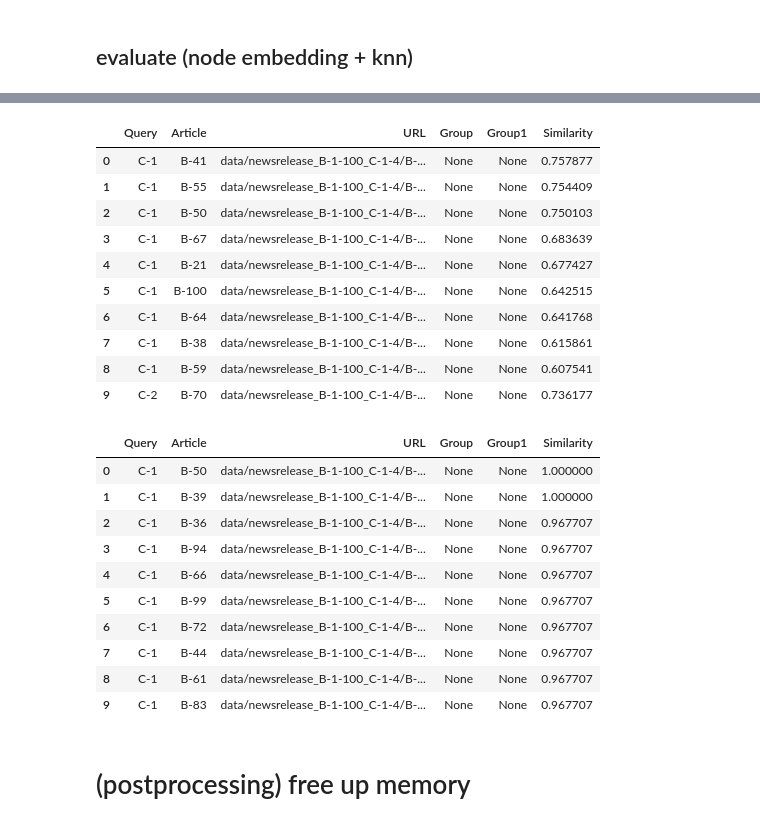
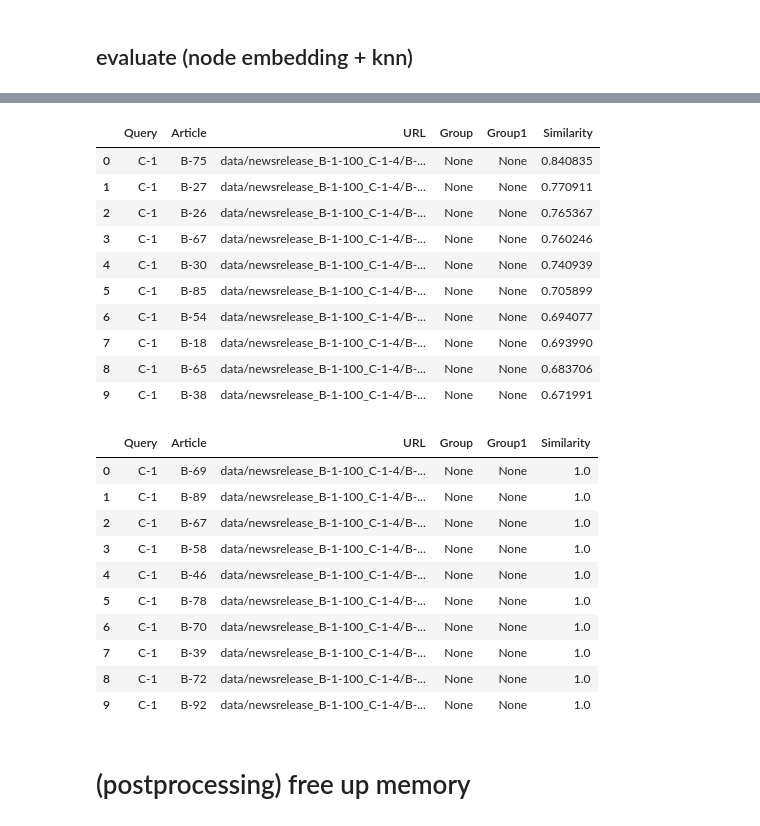
Before and after one commit to smallcat9603/graph, a Jupyter notebook: dnp/kg/neo4j_v1.ipynb, the cells around one changed output, grey strips where cells are left out. Cells and saved outputs as stored; diff of their text form; code cells hidden in the pictures.

```diff
--- a/dnp/kg/neo4j_v1.ipynb
+++ b/dnp/kg/neo4j_v1.ipynb
@@ -14,7 +14,7 @@ print(gds.version())
 
 # params
 KEY = "AIzaSyAPQNUpCCFrsJhX2A-CgvOG4fDWlxuA8ec" # api key
-nphrase = 100 # number of nouns extracted from each article
+nphrase = 50 # number of nouns extracted from each article
 DATA_CLASS = "DNP" # DNP or WIKI
 DATA_TYPE = "TXT" # TXT or URL (currently txt is used for dnp data)
 DATA_URL = "" # input data
@@ -647,28 +647,28 @@ gds.run_cypher(query)
 # %%
 # node2vec
 query = """
-MATCH (q:Query)-[r:SIMILAR_N]-(a:Article)
+MATCH (q:Query)-[r:SIMILAR_NODE2VEC]-(a:Article)
 RETURN q.name AS Query, a.name AS Article, a.url AS URL, a.grp AS Group, a.grp1 AS Group1, r.score AS Similarity
 ORDER BY Query, Similarity DESC
 LIMIT 10
 """
 gds.run_cypher(query)
 # %% [output]
 |  | Query | Article | URL | Group | Group1 | Similarity |
-| 0 | C-1 | B-41 | data/newsrelease_B-1-100_C-1-4/B-... | None | None | 0.757877 |
-| 1 | C-1 | B-55 | data/newsrelease_B-1-100_C-1-4/B-... | None | None | 0.754409 |
-| 2 | C-1 | B-50 | data/newsrelease_B-1-100_C-1-4/B-... | None | None | 0.750103 |
-| 3 | C-1 | B-67 | data/newsrelease_B-1-100_C-1-4/B-... | None | None | 0.683639 |
-| 4 | C-1 | B-21 | data/newsrelease_B-1-100_C-1-4/B-... | None | None | 0.677427 |
-| 5 | C-1 | B-100 | data/newsrelease_B-1-100_C-1-4/B-... | None | None | 0.642515 |
-| 6 | C-1 | B-64 | data/newsrelease_B-1-100_C-1-4/B-... | None | None | 0.641768 |
-| 7 | C-1 | B-38 | data/newsrelease_B-1-100_C-1-4/B-... | None | None | 0.615861 |
-| 8 | C-1 | B-59 | data/newsrelease_B-1-100_C-1-4/B-... | None | None | 0.607541 |
-| 9 | C-2 | B-70 | data/newsrelease_B-1-100_C-1-4/B-... | None | None | 0.736177 |
+| 0 | C-1 | B-75 | data/newsrelease_B-1-100_C-1-4/B-... | None | None | 0.840835 |
+| 1 | C-1 | B-27 | data/newsrelease_B-1-100_C-1-4/B-... | None | None | 0.770911 |
+| 2 | C-1 | B-26 | data/newsrelease_B-1-100_C-1-4/B-... | None | None | 0.765367 |
+| 3 | C-1 | B-67 | data/newsrelease_B-1-100_C-1-4/B-... | None | None | 0.760246 |
+| 4 | C-1 | B-30 | data/newsrelease_B-1-100_C-1-4/B-... | None | None | 0.740939 |
+| 5 | C-1 | B-85 | data/newsrelease_B-1-100_C-1-4/B-... | None | None | 0.705899 |
+| 6 | C-1 | B-54 | data/newsrelease_B-1-100_C-1-4/B-... | None | None | 0.694077 |
+| 7 | C-1 | B-18 | data/newsrelease_B-1-100_C-1-4/B-... | None | None | 0.693990 |
+| 8 | C-1 | B-65 | data/newsrelease_B-1-100_C-1-4/B-... | None | None | 0.683706 |
+| 9 | C-1 | B-38 | data/newsrelease_B-1-100_C-1-4/B-... | None | None | 0.671991 |
 # %%
 # hashgnn
 query = """
-MATCH (q:Query)-[r:SIMILAR_H]-(a:Article)
+MATCH (q:Query)-[r:SIMILAR_HASHGNN]-(a:Article)
 RETURN q.name AS Query, a.name AS Article, a.url AS URL, a.grp AS Group, a.grp1 AS Group1, r.score AS Similarity
 ORDER BY Query, Similarity DESC
 LIMIT 10
@@ -676,16 +676,16 @@ LIMIT 10
 gds.run_cypher(query)
 # %% [output]
 |  | Query | Article | URL | Group | Group1 | Similarity |
-| 0 | C-1 | B-50 | data/newsrelease_B-1-100_C-1-4/B-... | None | None | 1.000000 |
-| 1 | C-1 | B-39 | data/newsrelease_B-1-100_C-1-4/B-... | None | None | 1.000000 |
-| 2 | C-1 | B-36 | data/newsrelease_B-1-100_C-1-4/B-... | None | None | 0.967707 |
-| 3 | C-1 | B-94 | data/newsrelease_B-1-100_C-1-4/B-... | None | None | 0.967707 |
-| 4 | C-1 | B-66 | data/newsrelease_B-1-100_C-1-4/B-... | None | None | 0.967707 |
-| 5 | C-1 | B-99 | data/newsrelease_B-1-100_C-1-4/B-... | None | None | 0.967707 |
-| 6 | C-1 | B-72 | data/newsrelease_B-1-100_C-1-4/B-... | None | None | 0.967707 |
-| 7 | C-1 | B-44 | data/newsrelease_B-1-100_C-1-4/B-... | None | None | 0.967707 |
-| 8 | C-1 | B-61 | data/newsrelease_B-1-100_C-1-4/B-... | None | None | 0.967707 |
-| 9 | C-1 | B-83 | data/newsrelease_B-1-100_C-1-4/B-... | None | None | 0.967707 |
+| 0 | C-1 | B-69 | data/newsrelease_B-1-100_C-1-4/B-... | None | None | 1.0 |
+| 1 | C-1 | B-89 | data/newsrelease_B-1-100_C-1-4/B-... | None | None | 1.0 |
+| 2 | C-1 | B-67 | data/newsrelease_B-1-100_C-1-4/B-... | None | None | 1.0 |
+| 3 | C-1 | B-58 | data/newsrelease_B-1-100_C-1-4/B-... | None | None | 1.0 |
+| 4 | C-1 | B-46 | data/newsrelease_B-1-100_C-1-4/B-... | None | None | 1.0 |
+| 5 | C-1 | B-78 | data/newsrelease_B-1-100_C-1-4/B-... | None | None | 1.0 |
+| 6 | C-1 | B-70 | data/newsrelease_B-1-100_C-1-4/B-... | None | None | 1.0 |
+| 7 | C-1 | B-39 | data/newsrelease_B-1-100_C-1-4/B-... | None | None | 1.0 |
+| 8 | C-1 | B-72 | data/newsrelease_B-1-100_C-1-4/B-... | None | None | 1.0 |
+| 9 | C-1 | B-92 | data/newsrelease_B-1-100_C-1-4/B-... | None | None | 1.0 |
 # %% [markdown]
 # (postprocessing) free up memory
 # %%
```
Also changed, not shown: parts of 16 cells of this notebook.
